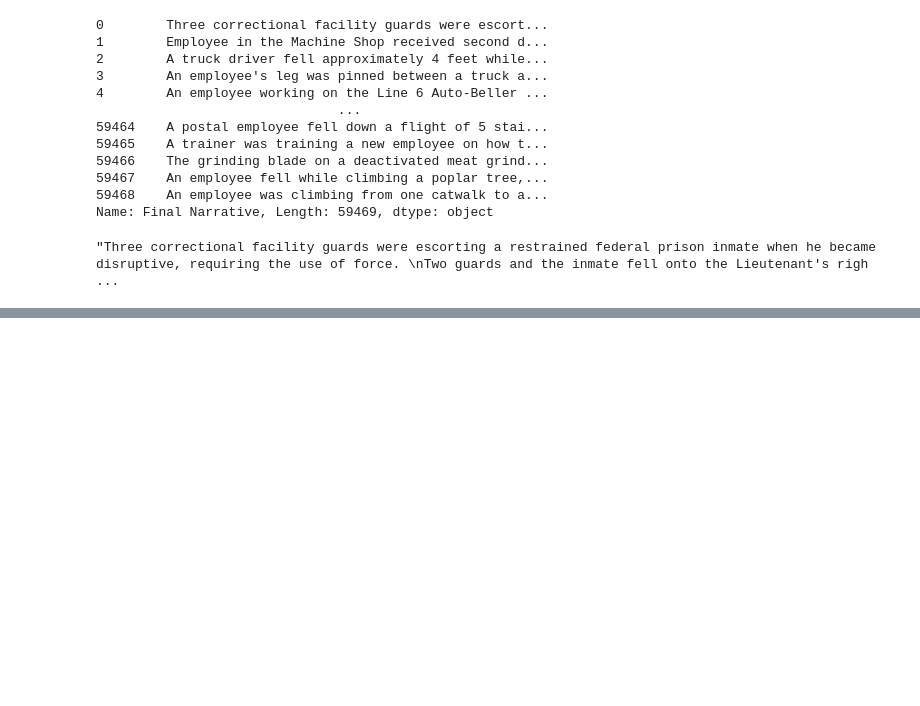
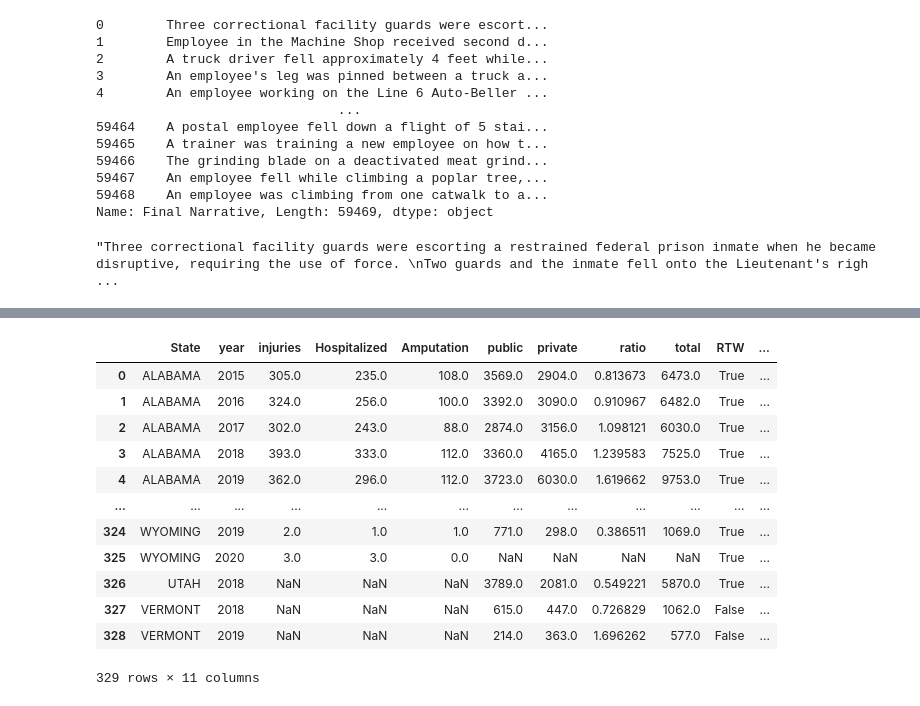
Before and after one commit to Bwils171/OSHA-Severe-Injuries, a Jupyter notebook: OSHA-Report_NLP.ipynb, the cells around one changed output, grey strips where cells are left out. Cells and saved outputs as stored; diff of their text form; code cells hidden in the pictures; blank space fills up the shorter version.

```diff
--- a/OSHA-Report_NLP.ipynb
+++ b/OSHA-Report_NLP.ipynb
@@ -221,0 +721,2 @@ Most common fourgrams:  [(('three', 'correctional', 'facility', 'guards'), 1), (
+# %%
+injury['year']=injury['EventDate'].dt.year
@@ -221,0 +738,3 @@ Most common fourgrams:  [(('three', 'correctional', 'facility', 'guards'), 1), (
+# %%
+spending.rename(columns={'state':'State'}, inplace=True)
+spending
@@ -221,0 +755,6 @@ Most common fourgrams:  [(('three', 'correctional', 'facility', 'guards'), 1), (
+# %%
+aggs = injury.groupby(['State','year'])[['EventDate', 'Hospitalized', 'Amputation']].agg({'EventDate':'count', 'Hospitalized':'sum',
+                                                                                    'Amputation':'sum'})
+aggs = aggs.reset_index()
+aggs.rename(columns={'EventDate':'injuries'}, inplace=True)
+aggs
@@ -221,0 +775,3 @@ Most common fourgrams:  [(('three', 'correctional', 'facility', 'guards'), 1), (
+# %%
+combined = aggs.merge(spending, on=['State', 'year'], how='outer')
+combined
@@ -221,0 +792,38 @@ Most common fourgrams:  [(('three', 'correctional', 'facility', 'guards'), 1), (
+# %%
+# Right to Work
+
+rtw = ['Alabama', 'Arizona', 'Arkansas', 'Florida', 'Georgia', 'Idaho', 'Indiana', 'Iowa', 'Kansas', 'Kentucky',
+       'Louisiana', 'Michigan','Mississippi', 'Nebraska', 'Nevada', 'North Carolina', 'North Dakota', 'Oklahoma',
+       'South Carolina', 'South Dakota', 'Tennessee', 'Texas', 'Utah', 'Virginia' 'West Virginia', 'Wisconsin', 'Wyoming']
+for index in range(len(rtw)):
+    rtw[index] = rtw[index].upper()
+combined['RTW'] = False
+combined.loc[combined['State'].isin(rtw), 'RTW'] = True
+
+combined['RTW']
+
+# Presidential Voting
+
+prez_red = ['Alaska', 'Alabama', 'Arkansas', 'Florida', 'Idaho', 'Indiana', 'Iowa', 'Kansas', 'Kentucky',
+       'Louisiana', 'Missouri','Mississippi', 'Montana', 'Nebraska', 'North Carolina', 'North Dakota', 'Ohio','Oklahoma',
+       'South Carolina', 'South Dakota', 'Tennessee', 'Texas', 'Utah', 'West Virginia', 'Wyoming']
+for index in range(len(prez_red)):
+    prez_red[index] = prez_red[index].upper()
+combined['prez_red'] = 'Democrat'
+combined.loc[combined['State'].isin(prez_red), 'prez_red'] = 'Republican'
+
+combined
+# %% [output]
+|  | State | year | injuries | Hospitalized | Amputation | public | private | ratio | total | RTW | ... |
+| 0 | ALABAMA | 2015 | 305.0 | 235.0 | 108.0 | 3569.0 | 2904.0 | 0.813673 | 6473.0 | True | ... |
+| 1 | ALABAMA | 2016 | 324.0 | 256.0 | 100.0 | 3392.0 | 3090.0 | 0.910967 | 6482.0 | True | ... |
+| 2 | ALABAMA | 2017 | 302.0 | 243.0 | 88.0 | 2874.0 | 3156.0 | 1.098121 | 6030.0 | True | ... |
+| 3 | ALABAMA | 2018 | 393.0 | 333.0 | 112.0 | 3360.0 | 4165.0 | 1.239583 | 7525.0 | True | ... |
+| 4 | ALABAMA | 2019 | 362.0 | 296.0 | 112.0 | 3723.0 | 6030.0 | 1.619662 | 9753.0 | True | ... |
+| ... | ... | ... | ... | ... | ... | ... | ... | ... | ... | ... | ... |
+| 324 | WYOMING | 2019 | 2.0 | 1.0 | 1.0 | 771.0 | 298.0 | 0.386511 | 1069.0 | True | ... |
+| 325 | WYOMING | 2020 | 3.0 | 3.0 | 0.0 | NaN | NaN | NaN | NaN | True | ... |
+| 326 | UTAH | 2018 | NaN | NaN | NaN | 3789.0 | 2081.0 | 0.549221 | 5870.0 | True | ... |
+| 327 | VERMONT | 2018 | NaN | NaN | NaN | 615.0 | 447.0 | 0.726829 | 1062.0 | False | ... |
+| 328 | VERMONT | 2019 | NaN | NaN | NaN | 214.0 | 363.0 | 1.696262 | 577.0 | False | ... |
+329 rows × 11 columns
```
Also changed, not shown: parts of 73 cells of this notebook, 12 other files.
